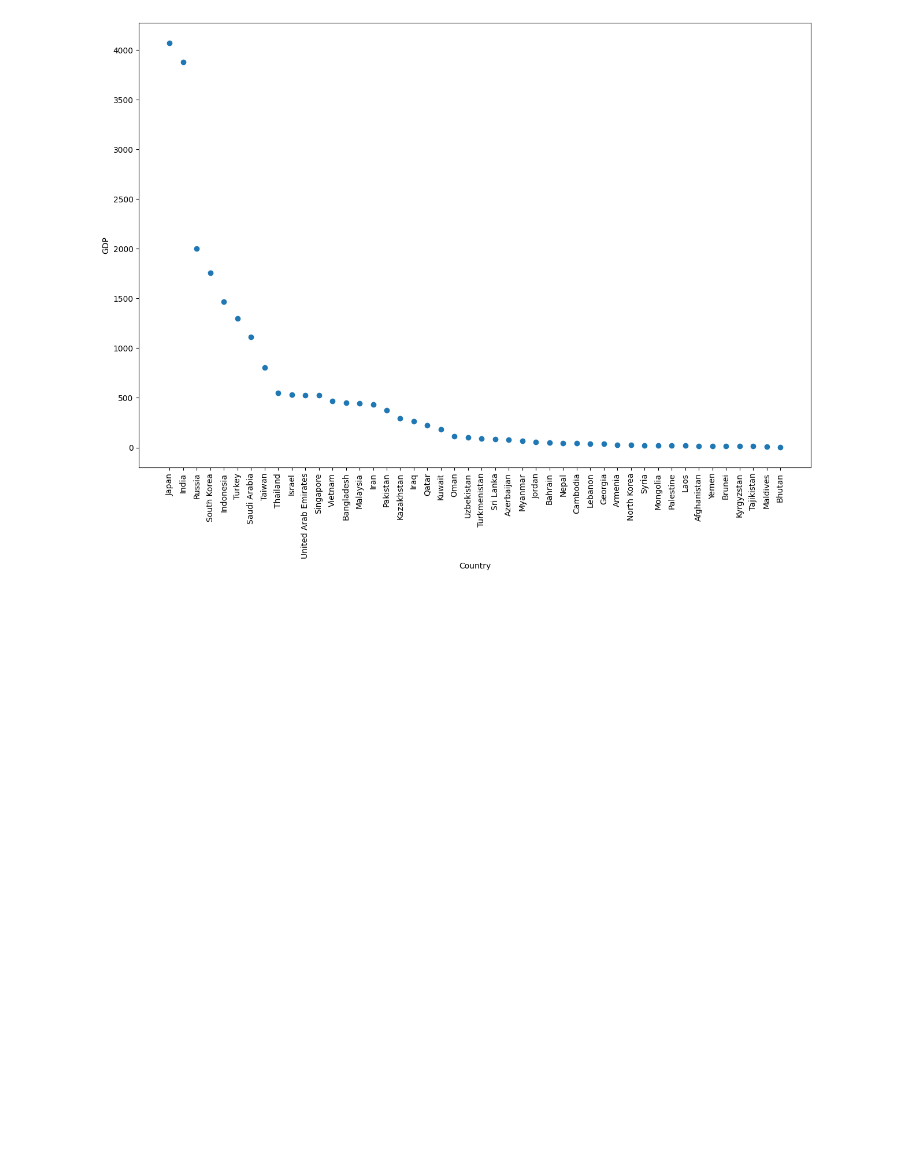
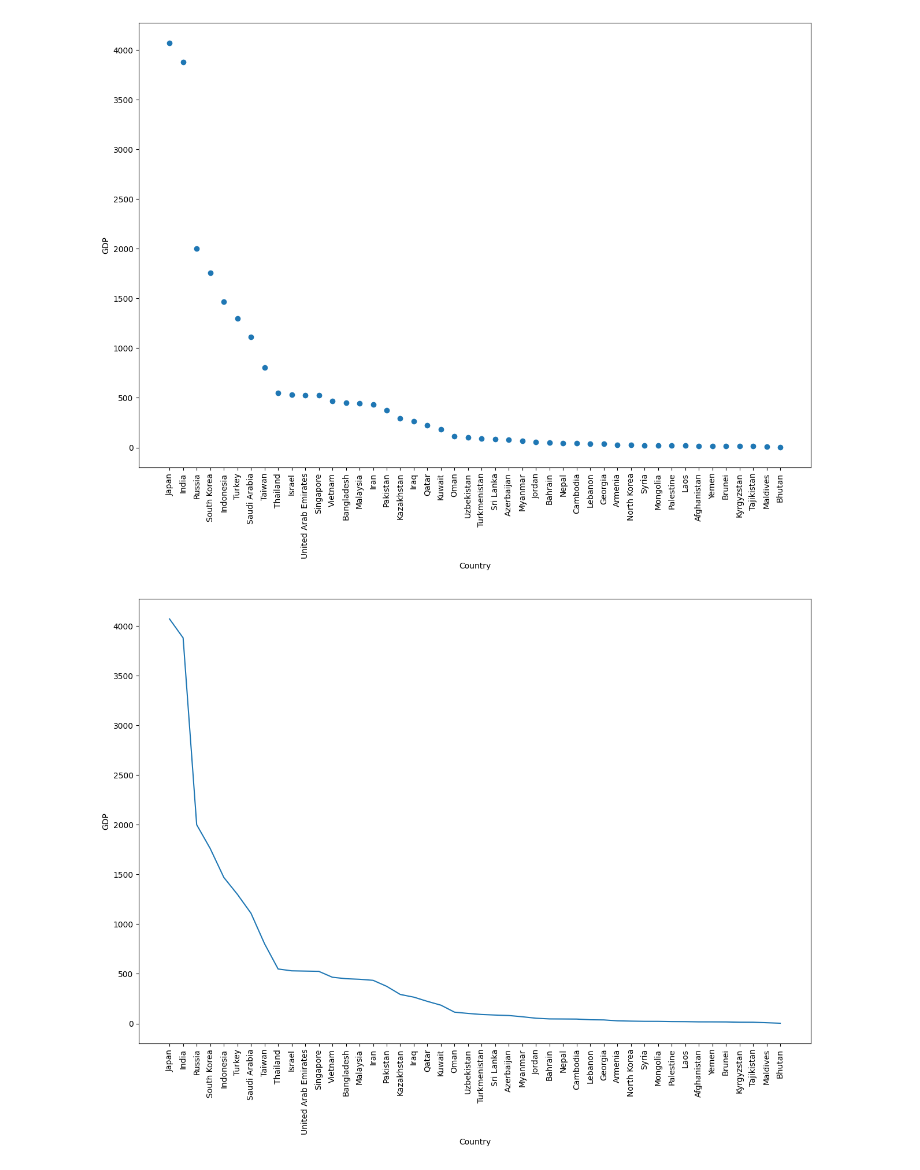
Before and after one commit to revanmk/Data-Analysis, a Jupyter notebook: BeautifulSoup.ipynb, the cells around one changed output. Drawn from its saved outputs; the diff is of its cells as text; code cells hidden in the pictures; blank space fills up the shorter version.

```diff
--- a/BeautifulSoup.ipynb
+++ b/BeautifulSoup.ipynb
@@ -598,9 +598,11 @@ plt.show()
 # %%
 X=sortedGdpDf['Country']
 Y=sortedGdpDf['Final Gdp in billion']
 plt.figure(figsize=(15,10))
 plt.xticks(rotation=90)
 plt.xlabel('Country')
 plt.ylabel('GDP')
-plt.b(X,Y)
+plt.plot(X,Y)
 plt.show()
+# %% [output]
+[figure, added]
```
Also changed, not shown: parts of 3 cells of this notebook.
